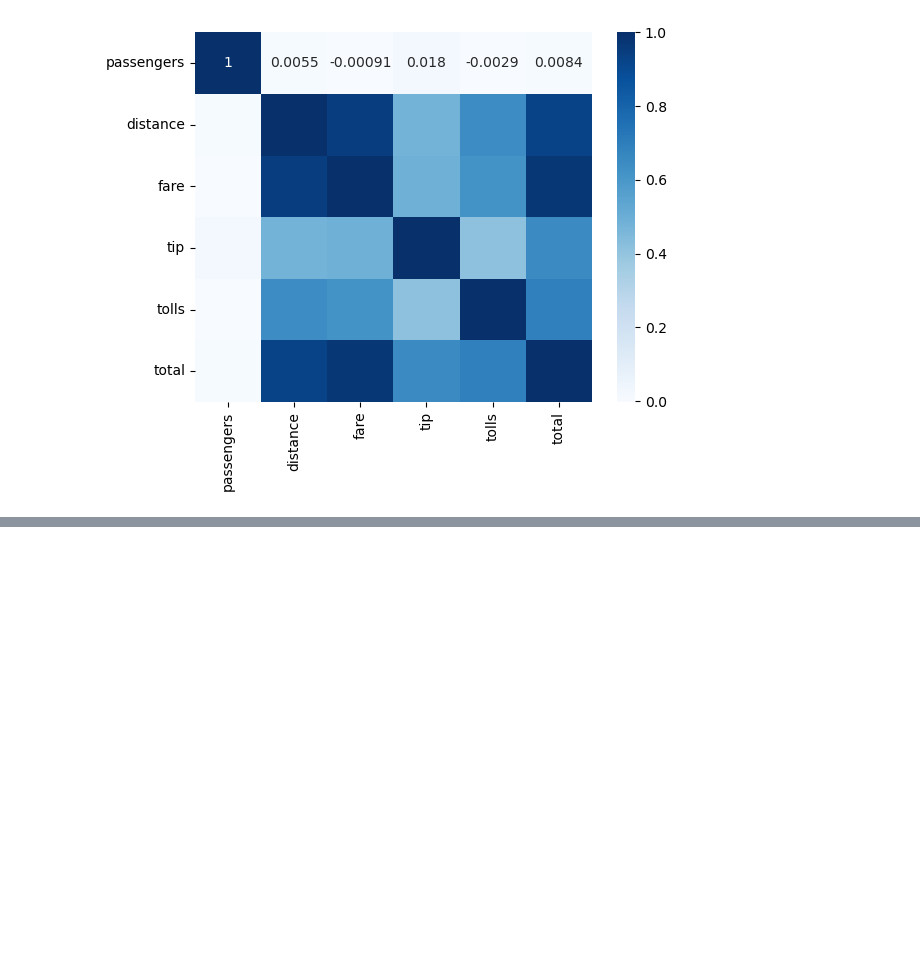
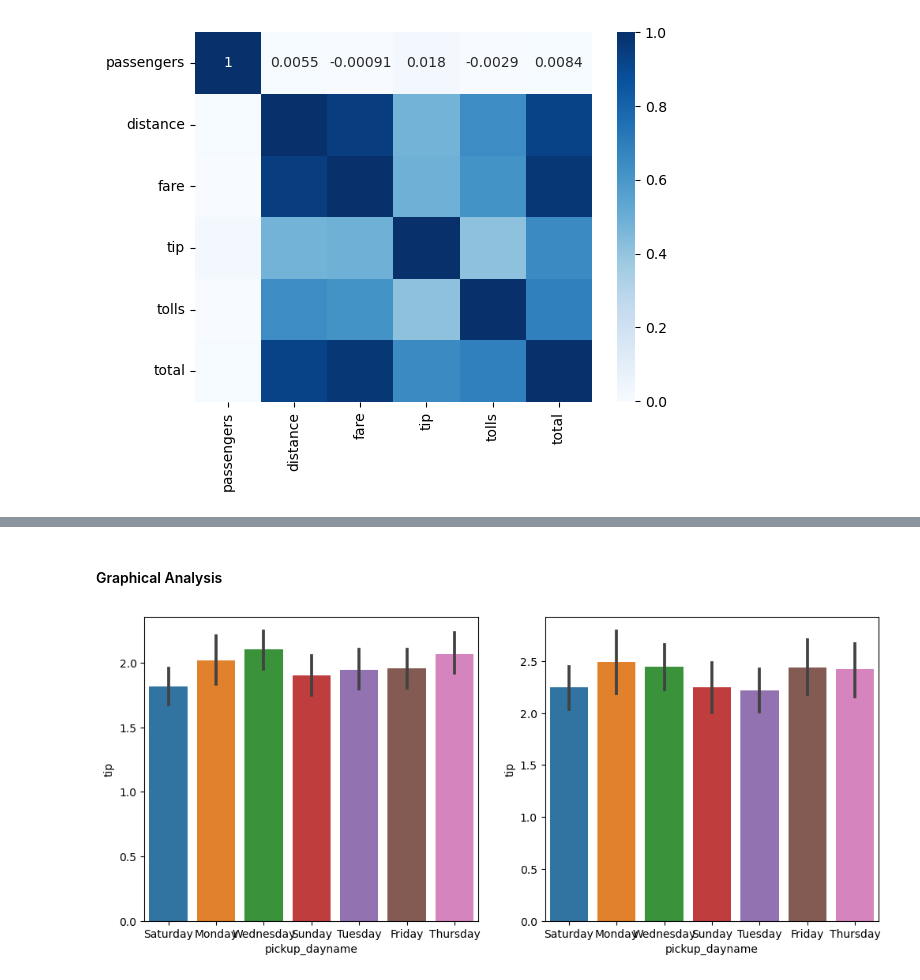
Before and after one commit to akashgardas/Machine-Learning, a Jupyter notebook: Linear_Regression_MLR/Taxies_Data_Seaborn/MLR_EDA_taxis_seaborn.ipynb, the cells around one changed output, grey strips where cells are left out. Cells and saved outputs as stored; diff of their text form; code cells hidden in the pictures; blank space fills up the shorter version.

```diff
--- a/Linear_Regression_MLR/Taxies_Data_Seaborn/MLR_EDA_taxis_seaborn.ipynb
+++ b/Linear_Regression_MLR/Taxies_Data_Seaborn/MLR_EDA_taxis_seaborn.ipynb
@@ -886,0 +1149,11 @@ sns.heatmap(df[['passengers', 'distance', 'fare', 'tip', 'tolls',
+# %% [markdown]
+#### Graphical Analysis
+# %%
+plt.figure(figsize=(12, 5))
+plt.subplot(1, 2, 1)
+sns.barplot(data=df, x='pickup_dayname', y='tip', estimator='mean')
+plt.subplot(1, 2, 2)
+sns.barplot(data=df, x='pickup_dayname', y='tip', estimator='std')
+plt.show()
+# %% [output]
+[figure, added]
```
Also changed, not shown: parts of 102 cells of this notebook.
